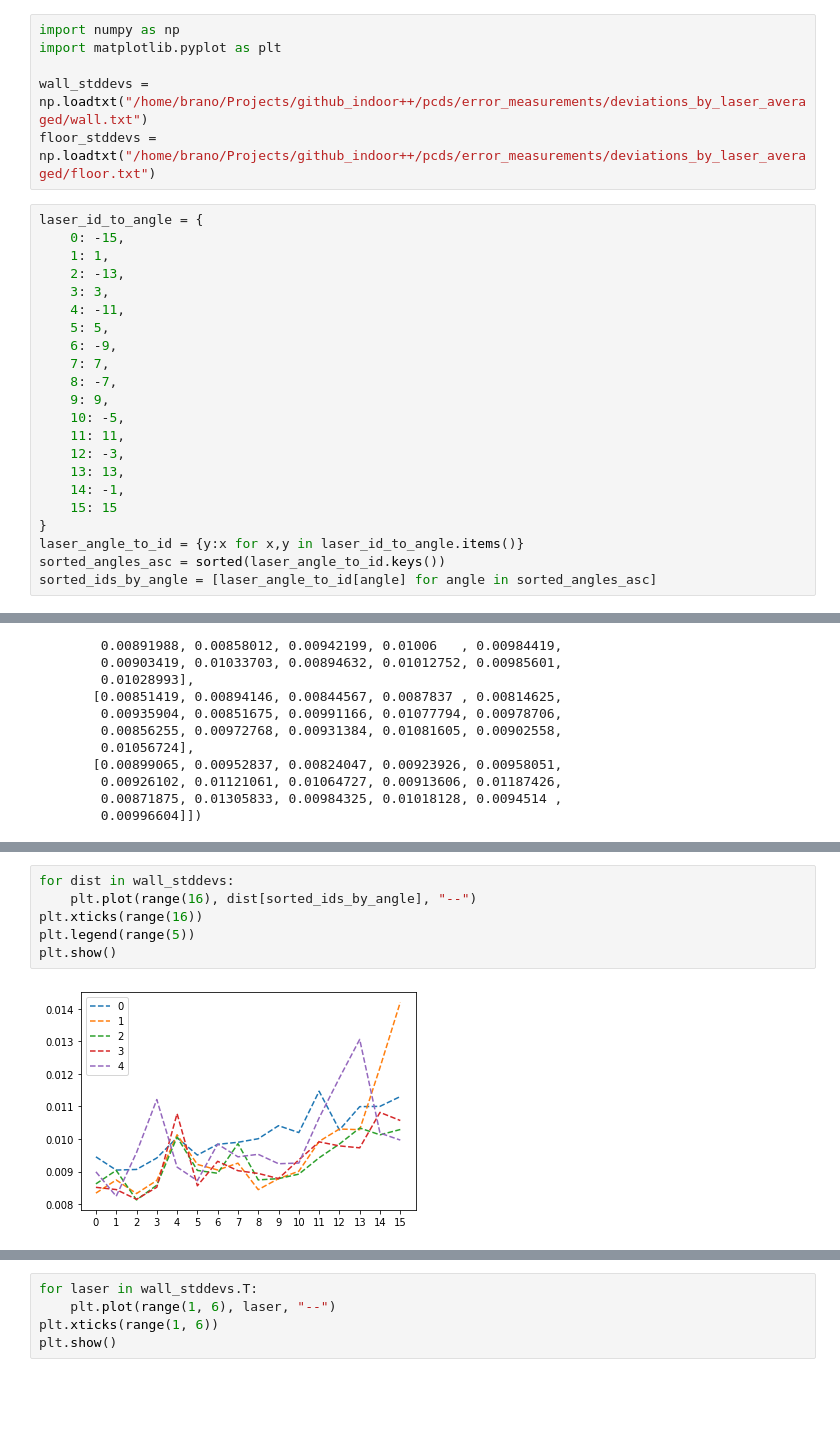
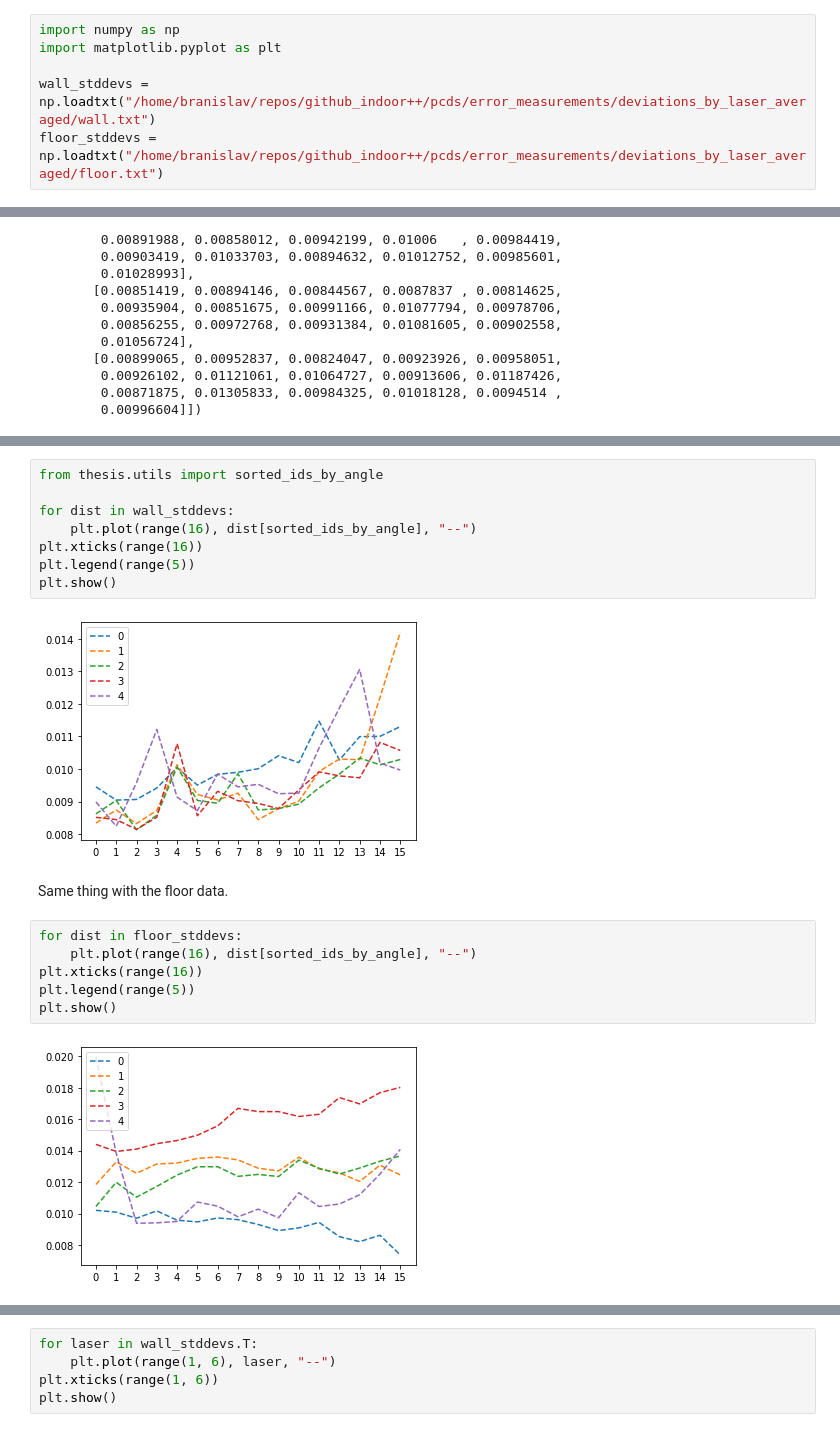
Before and after one commit to branislavjenco/thesis-code, a Jupyter notebook: plot_stddevs.ipynb, the cells around one changed output, grey strips where cells are left out. Saved outputs shown, nothing was run; the diff lists cells and outputs as text; blank space fills up the shorter version.

```diff
--- a/plot_stddevs.ipynb
+++ b/plot_stddevs.ipynb
@@ -2,27 +6,5 @@
 import numpy as np
 import matplotlib.pyplot as plt
 
-wall_stddevs = np.loadtxt("/home/brano/Projects/github_indoor++/pcds/error_measurements/deviations_by_laser_averaged/wall.txt")
-floor_stddevs = np.loadtxt("/home/brano/Projects/github_indoor++/pcds/error_measurements/deviations_by_laser_averaged/floor.txt")
+wall_stddevs = np.loadtxt("/home/branislav/repos/github_indoor++/pcds/error_measurements/deviations_by_laser_averaged/wall.txt")
+floor_stddevs = np.loadtxt("/home/branislav/repos/github_indoor++/pcds/error_measurements/deviations_by_laser_averaged/floor.txt")
-# %%
-laser_id_to_angle = {
-    0: -15,
-    1: 1,
-    2: -13,
-    3: 3,
-    4: -11,
-    5: 5,
-    6: -9,
-    7: 7,
-    8: -7,
-    9: 9,
-    10: -5,
-    11: 11,
-    12: -3,
-    13: 13,
-    14: -1,
-    15: 15
-}
-laser_angle_to_id = {y:x for x,y in laser_id_to_angle.items()}
-sorted_angles_asc = sorted(laser_angle_to_id.keys())
-sorted_ids_by_angle = [laser_angle_to_id[angle] for angle in sorted_angles_asc]
@@ -56,8 +40,20 @@ sorted_ids_by_angle
+# %%
+from thesis.utils import sorted_ids_by_angle
+
+for dist in wall_stddevs:
+    plt.plot(range(16), dist[sorted_ids_by_angle], "--")
+plt.xticks(range(16))
+plt.legend(range(5))
+plt.show()
+# %% [output]
+[figure, added]
+# %% [markdown]
+Same thing with the floor data.
 # %%
-for dist in wall_stddevs:
+for dist in floor_stddevs:
     plt.plot(range(16), dist[sorted_ids_by_angle], "--")
 plt.xticks(range(16))
 plt.legend(range(5))
 plt.show()
 # %% [output]
-[figure, old version]
+[figure, new version]
```
Also changed, not shown: parts of 19 cells of this notebook, 11 other files.
